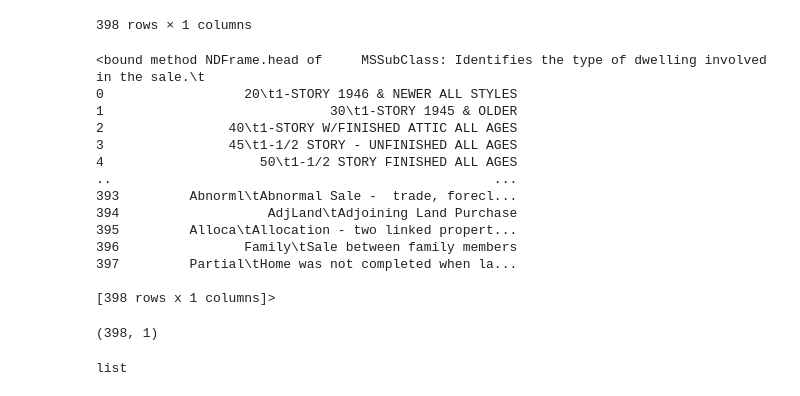
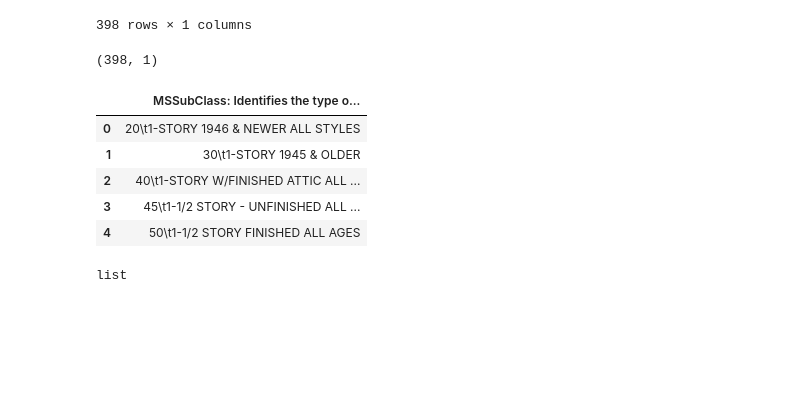
Before and after one commit to MissJJT/dsc-pandas-eda-lab, a Jupyter notebook: index.ipynb, the cells around one changed output. Drawn from its saved outputs; the diff is of its cells as text; code cells hidden in the pictures; blank space fills up the shorter version.

```diff
--- a/index.ipynb
+++ b/index.ipynb
@@ -43,23 +46,6 @@ df
 | 396 | Family\tSale between family members |
 | 397 | Partial\tHome was not completed w... |
 398 rows × 1 columns
-# %%
-df.head
-# %% [output]
-<bound method NDFrame.head of     MSSubClass: Identifies the type of dwelling involved in the sale.\t
-0                  20\t1-STORY 1946 & NEWER ALL STYLES
-1                             30\t1-STORY 1945 & OLDER
-2                40\t1-STORY W/FINISHED ATTIC ALL AGES
-3                45\t1-1/2 STORY - UNFINISHED ALL AGES
-4                    50\t1-1/2 STORY FINISHED ALL AGES
-..                                                 ...
-393         Abnorml\tAbnormal Sale -  trade, forecl...
-394                   AdjLand\tAdjoining Land Purchase
-395         Alloca\tAllocation - two linked propert...
-396                Family\tSale between family members
-397         Partial\tHome was not completed when la...
-
-[398 rows x 1 columns]>
 # %%
 df.shape
 # %% [output]
@@ -70,3 +53,12 @@ df.shape
+# %%
+df.head()
+# %% [output]
+|  | MSSubClass: Identifies the type o... |
+| 0 | 20\t1-STORY 1946 & NEWER ALL STYLES |
+| 1 | 30\t1-STORY 1945 & OLDER |
+| 2 | 40\t1-STORY W/FINISHED ATTIC ALL ... |
+| 3 | 45\t1-1/2 STORY - UNFINISHED ALL ... |
+| 4 | 50\t1-1/2 STORY FINISHED ALL AGES |
 # %%
 with open('data/data_description.txt', 'r') as f:
     data = f.readlines()
```
Also changed, not shown: parts of 34 cells of this notebook.
